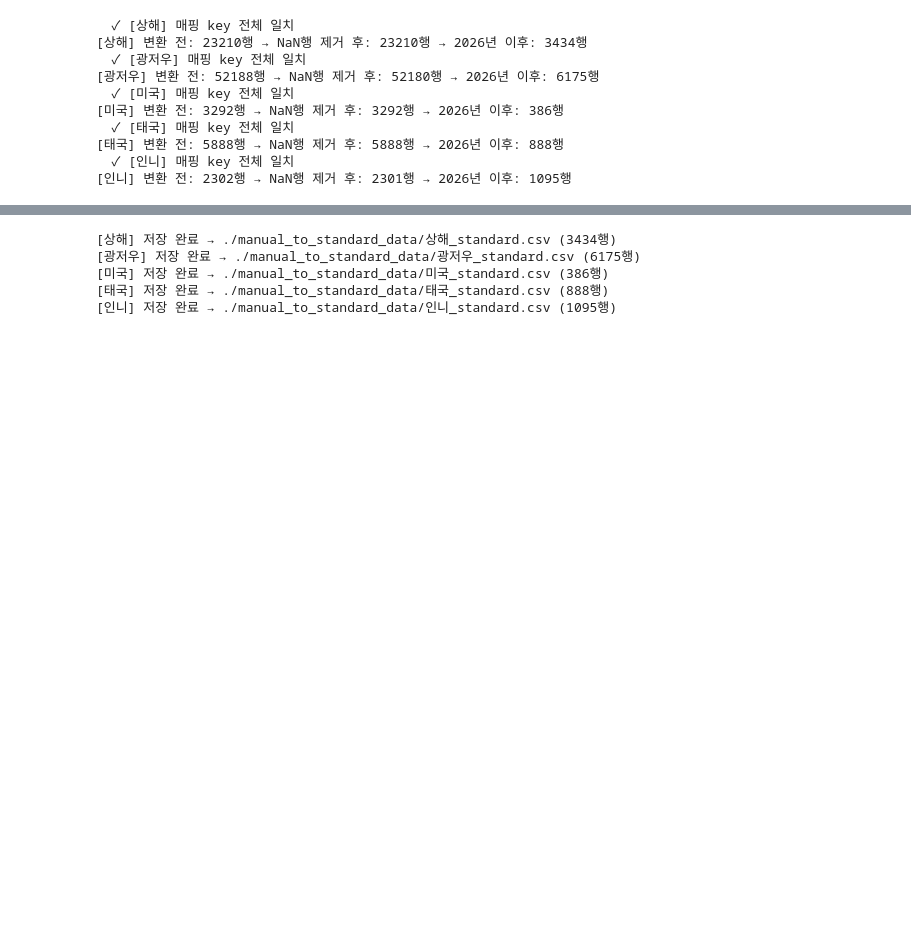
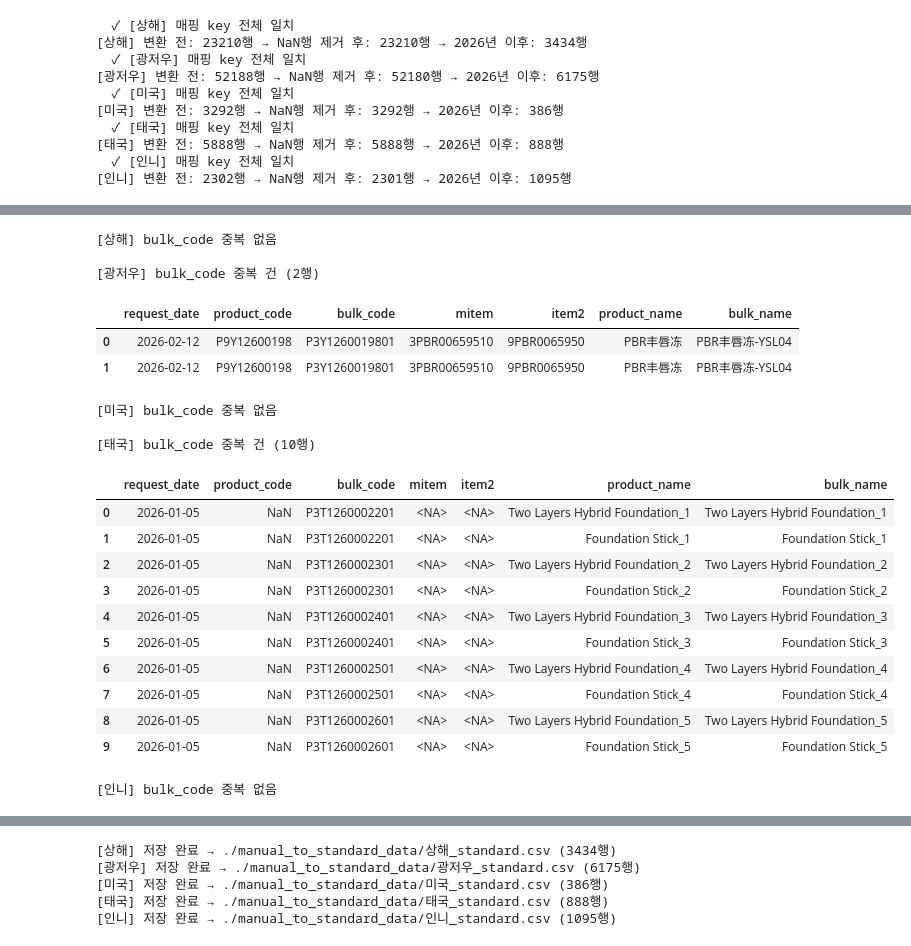
Before and after one commit to soyoung-yu/gcc_analysis, a Jupyter notebook: gcc_analysis/manual_to_standard_datamart.ipynb, the cells around one changed output, grey strips where cells are left out. Saved outputs shown, nothing was run; the diff lists cells and outputs as text; code cells hidden in the pictures; blank space fills up the shorter version.

```diff
--- a/gcc_analysis/manual_to_standard_datamart.ipynb
+++ b/gcc_analysis/manual_to_standard_datamart.ipynb
@@ -256,7 +256,7 @@ for entity, mapping in COLUMN_MAPPING.items():
 # 표준 데이터마트 컬럼 순서 정의 — 시스템DB 컬럼명과 동일한 순서로 고정
 STANDARD_COLUMNS = [
     "req_type_nm", "dev_comp_id", "req_nation_cd", "request_date",
-    "gcc_category", "proc_status", "product_code", "bulk_cod",
+    "gcc_category", "proc_status", "product_code", "bulk_code",
     "mitem", "item2", "forml_code", "product_name", "bulk_name",
     "customer_name", "brand_name", "last_labno",
     "requester_id", "requester_name", "req_teamnm",
@@ -319,10 +319,10 @@ def apply_exceptions(df: pd.DataFrame, entity: str) -> pd.DataFrame:
             df["bulk_name"]    = df["제품명"]
 
     elif entity == "태국":
-        # NPDCode: P9 prefix → product_code, P3 prefix → bulk_cod 로 분리
+        # NPDCode: P9 prefix → product_code, P3 prefix → bulk_code 로 분리
         if "NPDCode" in df.columns:
             df["product_code"] = df["NPDCode"].where(df["NPDCode"].str.startswith("P9", na=False))
-            df["bulk_cod"]     = df["NPDCode"].where(df["NPDCode"].str.startswith("P3", na=False))
+            df["bulk_code"]    = df["NPDCode"].where(df["NPDCode"].str.startswith("P3", na=False))
 
         # ProductName 컬럼이 product_name / bulk_name 혼용 → 양쪽에 동일 값 복사
         if "ProductName" in df.columns:
@@ -420,12 +420,12 @@ for entity, cfg in ENTITY_CONFIG.items():
   ✓ [인니] 매핑 key 전체 일치
 [인니] 변환 전: 2302행 → NaN행 제거 후: 2301행 → 2026년 이후: 1095행
 # %%
-# product_code와 bulk_cod 둘 다 없는 행 — 시스템 DB 매핑이 불가한 미식별 의뢰 건 파악용
+# product_code와 bulk_code 둘 다 없는 행 — 시스템 DB 매핑이 불가한 미식별 의뢰 건 파악용
 for entity, df in standard_data.items():
-    no_code = df[df["product_code"].isna() & df["bulk_cod"].isna()]
+    no_code = df[df["product_code"].isna() & df["bulk_code"].isna()]
     total   = len(df)
     pct     = len(no_code) / total * 100 if total else 0
-    print(f"[{entity}] product_code & bulk_cod 모두 없는 행: {len(no_code)}건 / 전체 {total}행 ({pct:.1f}%)")
+    print(f"[{entity}] product_code & bulk_code 모두 없는 행: {len(no_code)}건 / 전체 {total}행 ({pct:.1f}%)")
 
     # 월별 집계 — request_date 기준 그룹화, 법인 전체 월별 건수 대비 비율도 함께 출력
     monthly_no_code  = no_code["request_date"].dt.to_period("M").value_counts().sort_index()
@@ -454,0 +455,16 @@ for entity, df in standard_data.items():
+# %%
+# 법인별 product_code / bulk_code 중복 현황 — 동일 코드가 여러 행에 등장하는 건수 파악용
+for entity, df in standard_data.items():
+    for col in ["product_code", "bulk_code"]:
+        values   = df[col].dropna()                         # NaN 제외 후 집계
+        total    = len(values)
+        n_unique = values.nunique()
+        n_dup    = total - n_unique                         # 중복으로 인해 늘어난 행 수
+        dup_vals = values[values.duplicated(keep=False)]    # 중복된 값이 포함된 전체 행
+        n_dup_groups = dup_vals.nunique()                   # 중복이 발생한 고유 코드 수
+
+        print(
+            f"[{entity}] {col}: "
+            f"전체 {total}건 | 고유값 {n_unique}개 | "
+            f"중복 코드 {n_dup_groups}개 ({n_dup}건 중복)"
+        )
@@ -454,0 +482,37 @@ for entity, df in standard_data.items():
+# %%
+DETAIL_COLS = ["request_date","product_code", "bulk_code", "mitem", "item2", "product_name", "bulk_name"]
+
+# 법인별 bulk_code 중복 건 상세 조회 — bulk_code 기준 정렬 후 지정 컬럼 전체 출력
+for entity, df in standard_data.items():
+    dup_mask = df["bulk_code"].notna() & df["bulk_code"].duplicated(keep=False)  # 중복된 행 마스크
+    dup_rows = df.loc[dup_mask, DETAIL_COLS].sort_values("bulk_code").reset_index(drop=True)
+
+    if dup_rows.empty:
+        print(f"[{entity}] bulk_code 중복 없음\n")
+        continue
+
+    print(f"[{entity}] bulk_code 중복 건 ({len(dup_rows)}행)")
+    display(dup_rows)
+    print()
+# %% [output]
+[상해] bulk_code 중복 없음
+
+[광저우] bulk_code 중복 건 (2행)
+|  | request_date | product_code | bulk_code | mitem | item2 | product_name | bulk_name |
+| 0 | 2026-02-12 | P9Y12600198 | P3Y1260019801 | 3PBR00659510 | 9PBR0065950 | PBR丰唇冻 | PBR丰唇冻-YSL04 |
+| 1 | 2026-02-12 | P9Y12600198 | P3Y1260019801 | 3PBR00659510 | 9PBR0065950 | PBR丰唇冻 | PBR丰唇冻-YSL04 |
+[미국] bulk_code 중복 없음
+
+[태국] bulk_code 중복 건 (10행)
+|  | request_date | product_code | bulk_code | mitem | item2 | product_name | bulk_name |
+| 0 | 2026-01-05 | NaN | P3T1260002201 | <NA> | <NA> | Two Layers Hybrid Foundation_1 | Two Layers Hybrid Foundation_1 |
+| 1 | 2026-01-05 | NaN | P3T1260002201 | <NA> | <NA> | Foundation Stick_1 | Foundation Stick_1 |
+| 2 | 2026-01-05 | NaN | P3T1260002301 | <NA> | <NA> | Two Layers Hybrid Foundation_2 | Two Layers Hybrid Foundation_2 |
+| 3 | 2026-01-05 | NaN | P3T1260002301 | <NA> | <NA> | Foundation Stick_2 | Foundation Stick_2 |
+| 4 | 2026-01-05 | NaN | P3T1260002401 | <NA> | <NA> | Two Layers Hybrid Foundation_3 | Two Layers Hybrid Foundation_3 |
+| 5 | 2026-01-05 | NaN | P3T1260002401 | <NA> | <NA> | Foundation Stick_3 | Foundation Stick_3 |
+| 6 | 2026-01-05 | NaN | P3T1260002501 | <NA> | <NA> | Two Layers Hybrid Foundation_4 | Two Layers Hybrid Foundation_4 |
+| 7 | 2026-01-05 | NaN | P3T1260002501 | <NA> | <NA> | Foundation Stick_4 | Foundation Stick_4 |
+| 8 | 2026-01-05 | NaN | P3T1260002601 | <NA> | <NA> | Two Layers Hybrid Foundation_5 | Two Layers Hybrid Foundation_5 |
+| 9 | 2026-01-05 | NaN | P3T1260002601 | <NA> | <NA> | Foundation Stick_5 | Foundation Stick_5 |
+[인니] bulk_code 중복 없음
```
Also changed, not shown: parts of 8 cells of this notebook, 9 other files.
